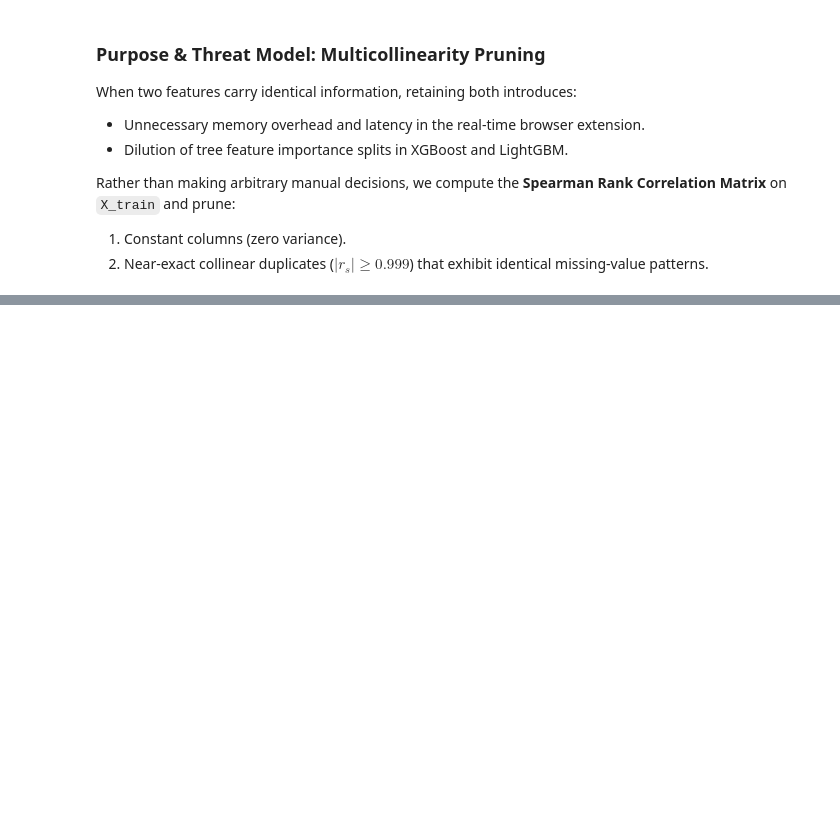
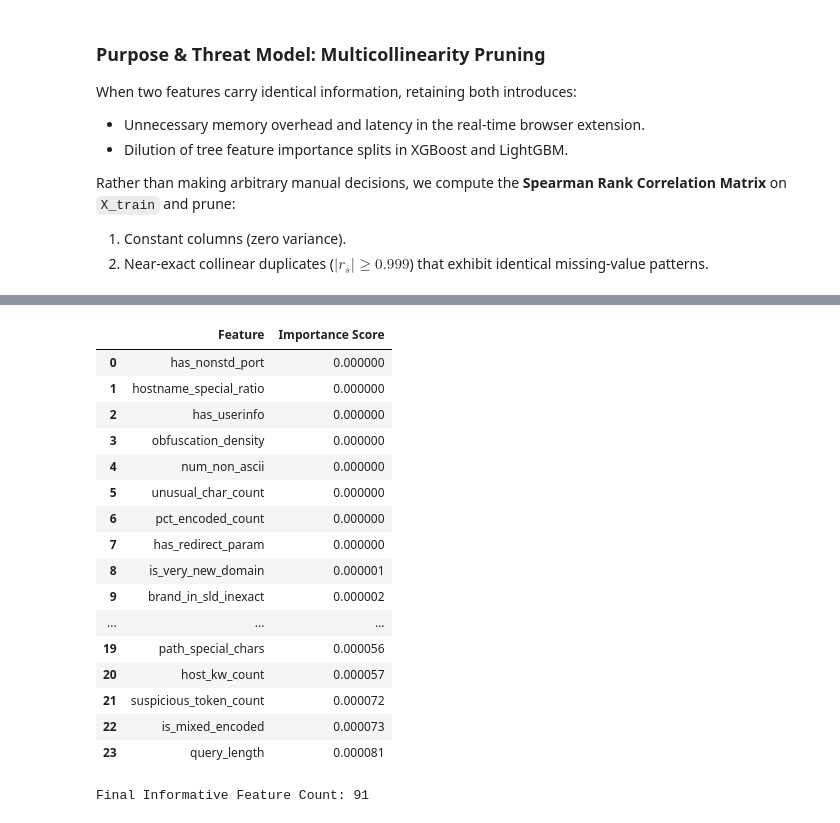
Before and after one commit to mohand-moustafa/PhishGuard-AI, a Jupyter notebook: notebooks/Advanced_Feature_Engineering.ipynb, the cells around one changed output, grey strips where cells are left out. Cells and saved outputs as stored; diff of their text form; code cells hidden in the pictures; blank space fills up the shorter version.

```diff
--- a/notebooks/Advanced_Feature_Engineering.ipynb
+++ b/notebooks/Advanced_Feature_Engineering.ipynb
@@ -1962,0 +1772,58 @@ Pipeline Progression Summary:
+# %%
+# =========================================================================
+# STAGE: WEAK-FEATURE REMOVAL (Fitted Strictly on Training Set)
+# =========================================================================
+
+# Step 1: Impute missing values for tree-based selector on X_train only
+selector_imputer = SimpleImputer(strategy='median')
+X_train_imputed = pd.DataFrame(
+    selector_imputer.fit_transform(X_train),
+    columns=X_train.columns,
+    index=X_train.index
+)
+
+# Step 2: Fit multivariate ensemble model to estimate holistic feature importances
+print("Fitting multivariate feature selection model on X_train...")
+selector_model = ExtraTreesClassifier(
+    n_estimators=100,
+    max_depth=12,
+    random_state=RANDOM_STATE,
+    n_jobs=-1
+)
+selector_model.fit(X_train_imputed, y_train)
+
+# Step 3: Compute and rank feature importances
+feature_importances = pd.Series(
+    selector_model.feature_importances_,
+    index=X_train.columns
+).sort_values()
+
+# Step 4: Identify weak features below configurable threshold
+WEAK_FEATURE_THRESHOLD = 0.0001  # Configurable minimum importance threshold
+
+weak_features = feature_importances[feature_importances < WEAK_FEATURE_THRESHOLD].index.tolist()
+retained_features = feature_importances[feature_importances >= WEAK_FEATURE_THRESHOLD].index.tolist()
+
+# Display removed weak features and their scores
+removed_df = pd.DataFrame({
+    'Feature': weak_features,
+    'Importance Score': feature_importances[weak_features].values
+}).sort_values('Importance Score', ascending=True)
+
+print(f"\nFeature Selection Audit (Threshold = {WEAK_FEATURE_THRESHOLD}):")
+print(f"  - Total Features Before Removal : {len(FINAL_FEATURES)}")
+print(f"  - Weak Features Removed         : {len(weak_features)}")
+print(f"  - Informative Features Retained : {len(retained_features)}")
+
+print(f"\nRemoved Weak Features ({len(weak_features)} total):")
+display(removed_df)
+
+# Step 5: Prune weak features across train, test, and df_fe
+X_train = X_train[retained_features]
+X_test = X_test[retained_features]
+df_fe = df_fe.drop(columns=weak_features)
+
+FINAL_FEATURES = retained_features
+log_step(f"Dropped {len(weak_features)} weak/uninformative features", df_fe)
+print(f"\nFinal Informative Feature Count: {len(FINAL_FEATURES)}")
+# %% [output]
@@ -1962,0 +1838,18 @@ Pipeline Progression Summary:
+|  | Feature | Importance Score |
+| 0 | has_nonstd_port | 0.000000 |
+| 1 | hostname_special_ratio | 0.000000 |
+| 2 | has_userinfo | 0.000000 |
+| 3 | obfuscation_density | 0.000000 |
+| 4 | num_non_ascii | 0.000000 |
+| 5 | unusual_char_count | 0.000000 |
+| 6 | pct_encoded_count | 0.000000 |
+| 7 | has_redirect_param | 0.000000 |
+| 8 | is_very_new_domain | 0.000001 |
+| 9 | brand_in_sld_inexact | 0.000002 |
+| ... | ... | ... |
+| 19 | path_special_chars | 0.000056 |
+| 20 | host_kw_count | 0.000057 |
+| 21 | suspicious_token_count | 0.000072 |
+| 22 | is_mixed_encoded | 0.000073 |
+| 23 | query_length | 0.000081 |
+Final Informative Feature Count: 91
```
Also changed, not shown: parts of 58 cells of this notebook, 26 other files.
